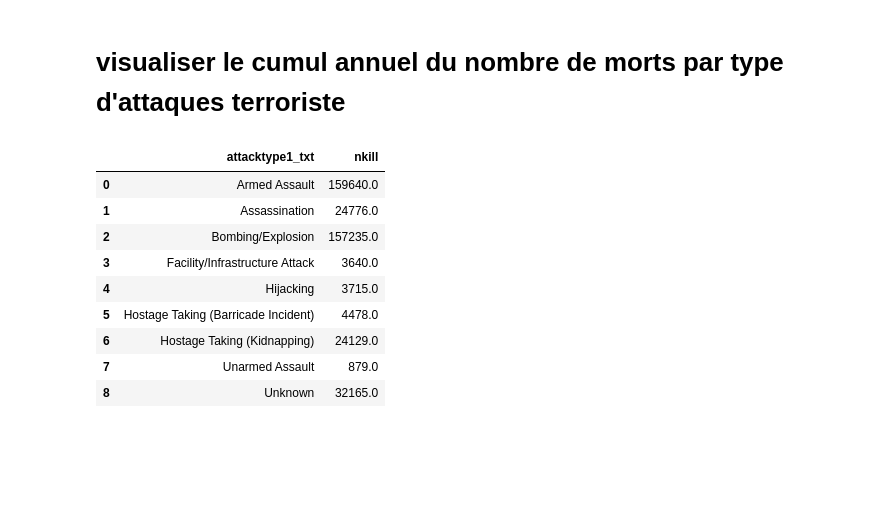
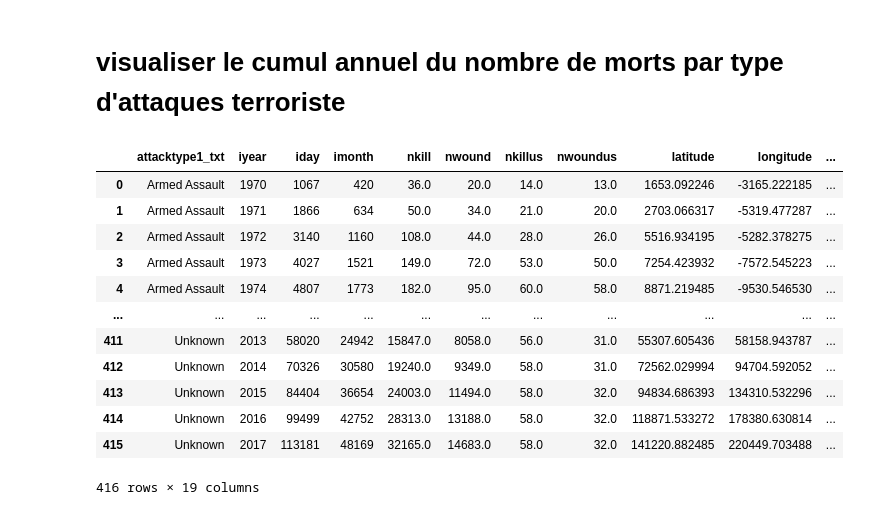
Before and after one commit to Oumar199/TerroristAttackDashboard, a Jupyter notebook: exploration.ipynb, the cells around one changed output. Saved outputs shown, nothing was run; the diff lists cells and outputs as text; code cells hidden in the pictures; blank space fills up the shorter version.

```diff
--- a/exploration.ipynb
+++ b/exploration.ipynb
@@ -99,17 +108,20 @@ px.bar(data_nmort_region,x='region_txt',y='nkill')
 # %% [markdown]
 # visualiser le cumul annuel du nombre de morts par type d'attaques terroriste
 # %%
-data_nmort_attaque_terroriste=cleaned_data.groupby('attacktype1_txt')['nkill'].sum().reset_index()
+data_nmort_attaque_terroriste=cleaned_data.groupby(['attacktype1_txt','iyear']).sum('nkill').groupby(level=0).cumsum().reset_index()
 data_nmort_attaque_terroriste
 # %% [output]
-|  | attacktype1_txt | nkill |
-| 0 | Armed Assault | 159640.0 |
-| 1 | Assassination | 24776.0 |
-| 2 | Bombing/Explosion | 157235.0 |
-| 3 | Facility/Infrastructure Attack | 3640.0 |
-| 4 | Hijacking | 3715.0 |
-| 5 | Hostage Taking (Barricade Incident) | 4478.0 |
-| 6 | Hostage Taking (Kidnapping) | 24129.0 |
-| 7 | Unarmed Assault | 879.0 |
-| 8 | Unknown | 32165.0 |
+|  | attacktype1_txt | iyear | iday | imonth | nkill | nwound | nkillus | nwoundus | latitude | longitude | ... |
+| 0 | Armed Assault | 1970 | 1067 | 420 | 36.0 | 20.0 | 14.0 | 13.0 | 1653.092246 | -3165.222185 | ... |
+| 1 | Armed Assault | 1971 | 1866 | 634 | 50.0 | 34.0 | 21.0 | 20.0 | 2703.066317 | -5319.477287 | ... |
+| 2 | Armed Assault | 1972 | 3140 | 1160 | 108.0 | 44.0 | 28.0 | 26.0 | 5516.934195 | -5282.378275 | ... |
+| 3 | Armed Assault | 1973 | 4027 | 1521 | 149.0 | 72.0 | 53.0 | 50.0 | 7254.423932 | -7572.545223 | ... |
+| 4 | Armed Assault | 1974 | 4807 | 1773 | 182.0 | 95.0 | 60.0 | 58.0 | 8871.219485 | -9530.546530 | ... |
+| ... | ... | ... | ... | ... | ... | ... | ... | ... | ... | ... | ... |
+| 411 | Unknown | 2013 | 58020 | 24942 | 15847.0 | 8058.0 | 56.0 | 31.0 | 55307.605436 | 58158.943787 | ... |
+| 412 | Unknown | 2014 | 70326 | 30580 | 19240.0 | 9349.0 | 58.0 | 31.0 | 72562.029994 | 94704.592052 | ... |
+| 413 | Unknown | 2015 | 84404 | 36654 | 24003.0 | 11494.0 | 58.0 | 32.0 | 94834.686393 | 134310.532296 | ... |
+| 414 | Unknown | 2016 | 99499 | 42752 | 28313.0 | 13188.0 | 58.0 | 32.0 | 118871.533272 | 178380.630814 | ... |
+| 415 | Unknown | 2017 | 113181 | 48169 | 32165.0 | 14683.0 | 58.0 | 32.0 | 141220.882485 | 220449.703488 | ... |
+416 rows × 19 columns
 # %%
```
Also changed, not shown: parts of 10 cells of this notebook.
